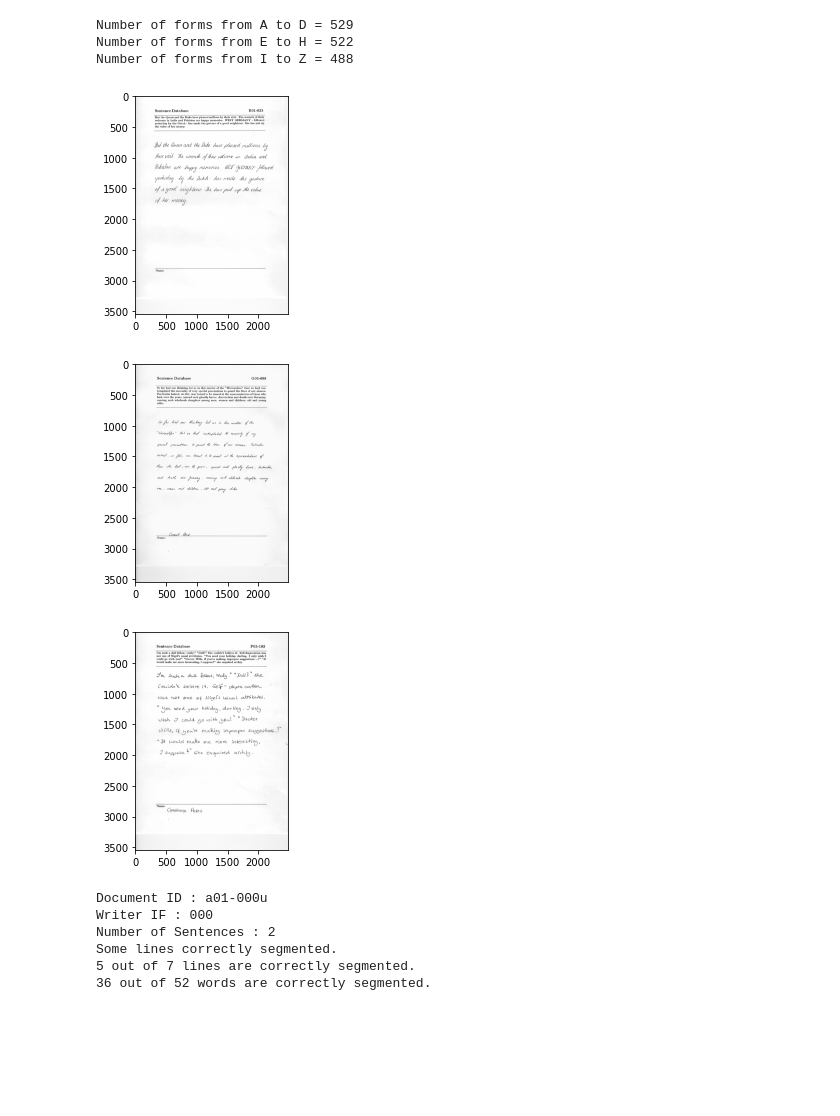
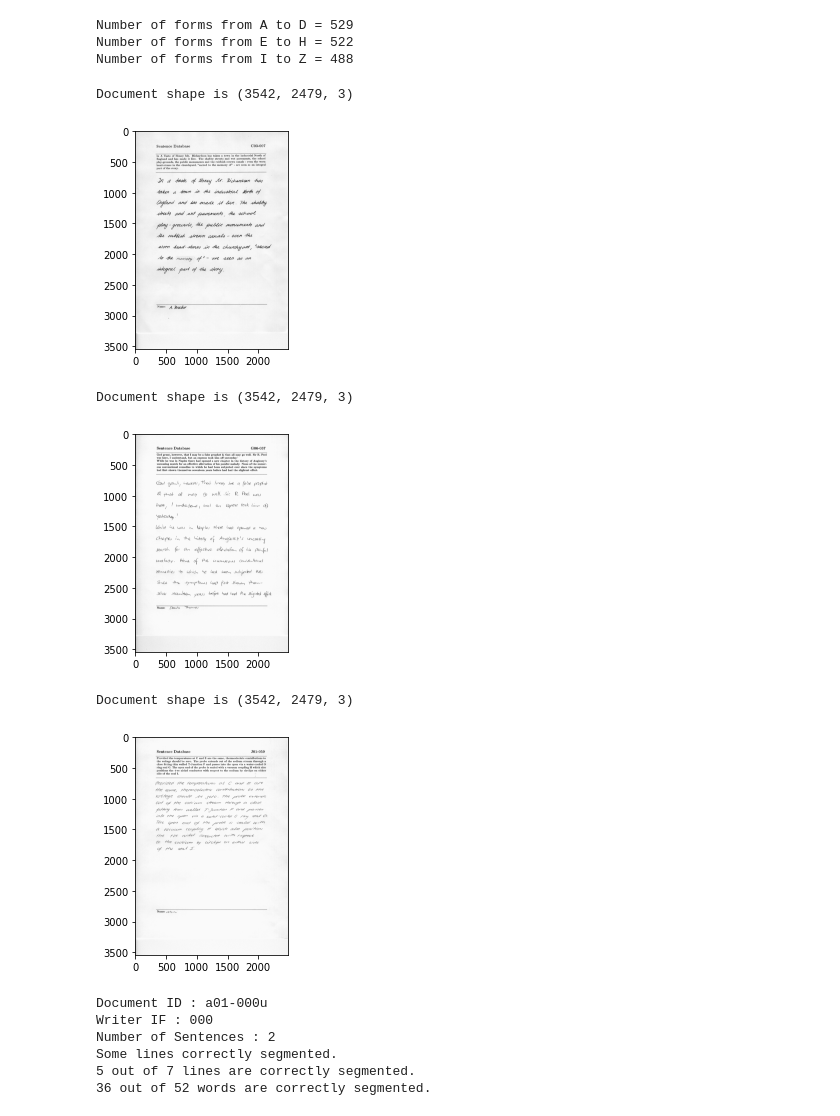
Before and after one commit to MohamedRamzy1/writer-identification-system, a Jupyter notebook: dataset-exploration.ipynb, the cells around one changed output. Saved outputs shown, nothing was run; the diff lists cells and outputs as text; code cells hidden in the pictures; blank space fills up the shorter version.

Commit message:
add document dimensions to dataset exploration

```diff
--- a/dataset-exploration.ipynb
+++ b/dataset-exploration.ipynb
@@ -21,22 +21,28 @@ Number of forms from E to H = 522
 Number of forms from I to Z = 488
 # %%
 sample_ad = cv2.imread(os.path.join(path_form_ad, random.choice(list_form_ad)))
+print(f"Document shape is {sample_ad.shape}")
 plt.imshow(sample_ad)
 plt.show()
 # %% [output]
+Document shape is (3542, 2479, 3)
-[figure, old version]
+[figure, new version]
 # %%
-sample_ad = cv2.imread(os.path.join(path_form_eh, random.choice(list_form_eh)))
-plt.imshow(sample_ad)
+sample_eh = cv2.imread(os.path.join(path_form_eh, random.choice(list_form_eh)))
+print(f"Document shape is {sample_eh.shape}")
+plt.imshow(sample_eh)
 plt.show()
 # %% [output]
+Document shape is (3542, 2479, 3)
-[figure, old version]
+[figure, new version]
 # %%
-sample_ad = cv2.imread(os.path.join(path_form_iz, random.choice(list_form_iz)))
-plt.imshow(sample_ad)
+sample_iz = cv2.imread(os.path.join(path_form_iz, random.choice(list_form_iz)))
+print(f"Document shape is {sample_iz.shape}")
+plt.imshow(sample_iz)
 plt.show()
 # %% [output]
+Document shape is (3542, 2479, 3)
-[figure, old version]
+[figure, new version]
 # %%
 forms_list = list()
 with open('data/ascii/forms.txt') as f:
```
